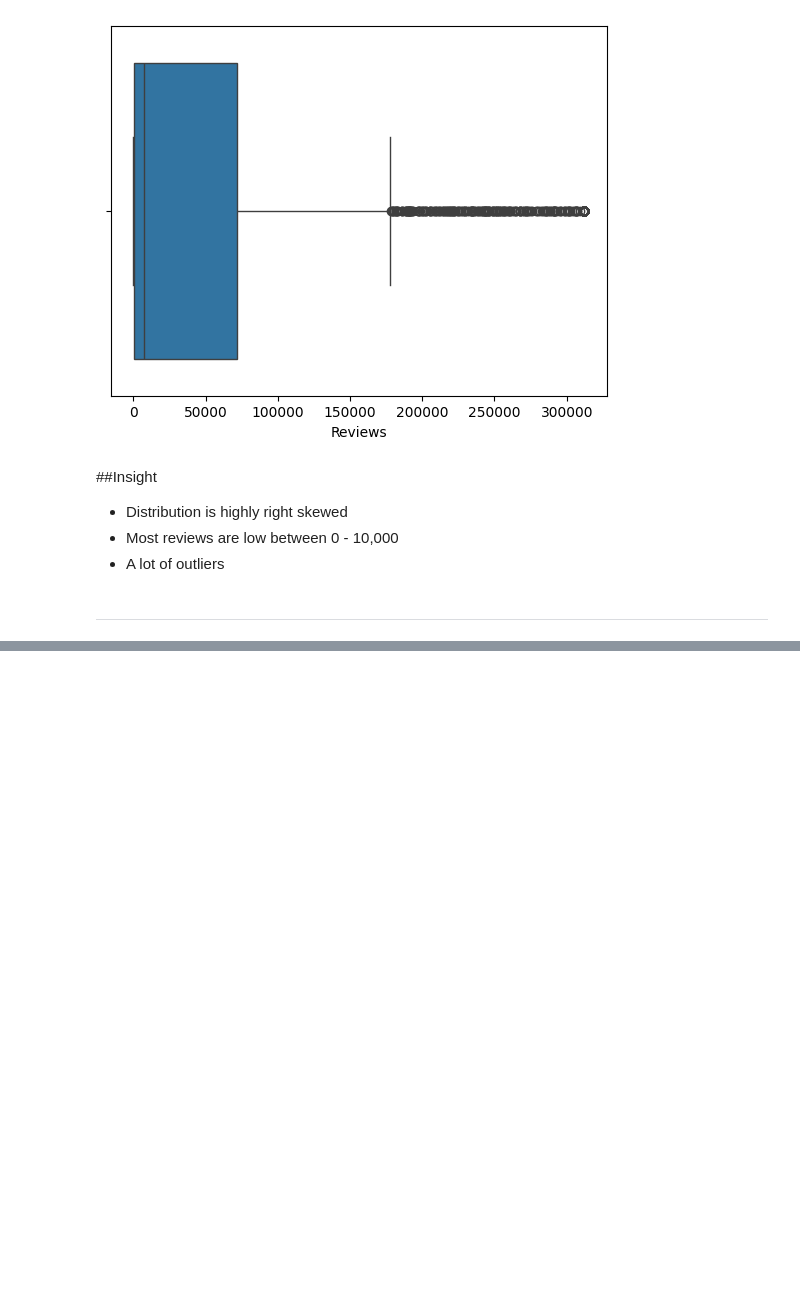
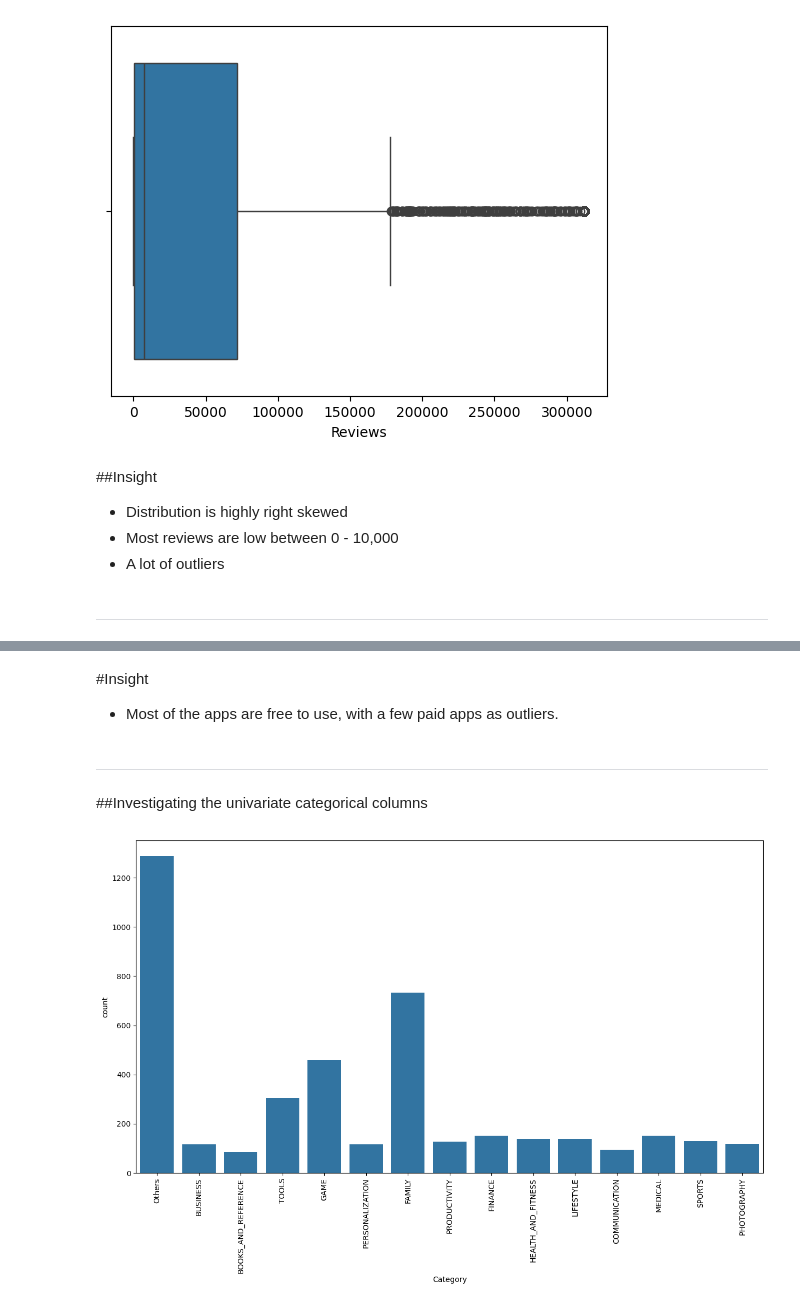
Before and after one commit to HunterKane/University-of-Texas-AI-ML-Projects-, a Jupyter notebook: Practice 1 Google Play Store Case Study - EDA Analysis/Google_Play_Store_Case_Study.ipynb, the cells around one changed output, grey strips where cells are left out. Saved outputs shown, nothing was run; the diff lists cells and outputs as text; code cells hidden in the pictures; blank space fills up the shorter version.

```diff
--- a/Practice 1 Google Play Store Case Study - EDA Analysis/Google_Play_Store_Case_Study.ipynb
+++ b/Practice 1 Google Play Store Case Study - EDA Analysis/Google_Play_Store_Case_Study.ipynb
@@ -273,0 +311,14 @@ plt.show()
+# %% [markdown]
+#Insight
+
+- Most of the apps are free to use, with a few paid apps as outliers.
+# %% [markdown]
+--------------------------------------------------------------
+# %% [markdown]
+##Investigating the univariate categorical columns
+# %%
+plt.figure(figsize=(15,8))
+sns.countplot(data = df, x = "Category")
+plt.xticks(rotation=90);
+# %% [output]
+[figure, added]
```
Also changed, not shown: parts of 8 cells of this notebook.
